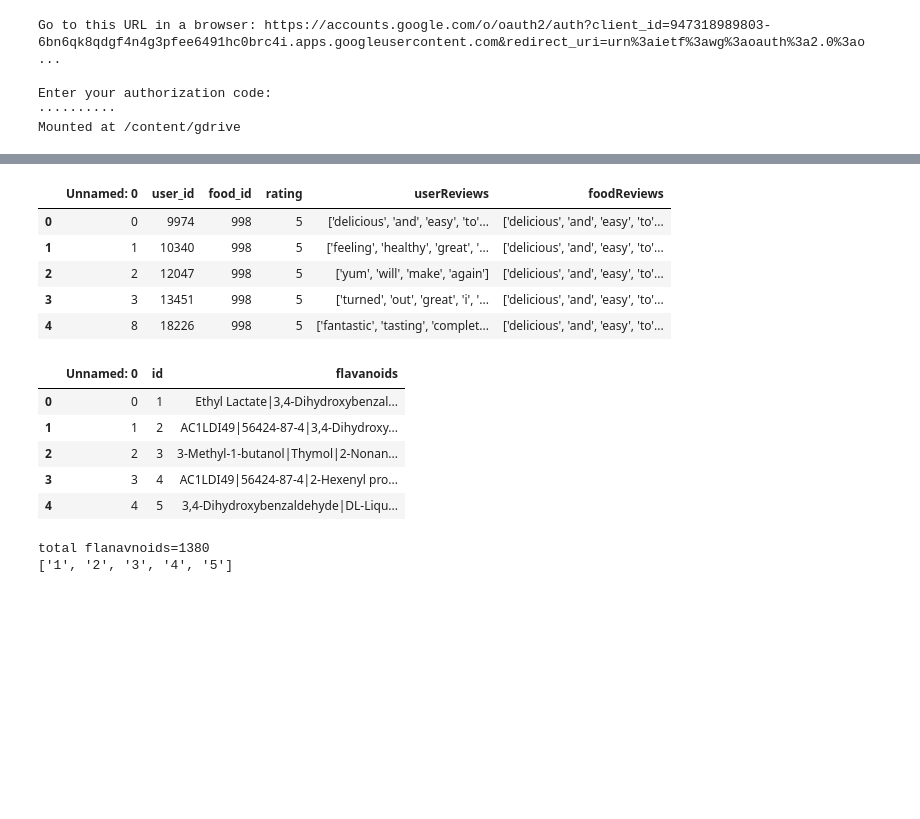
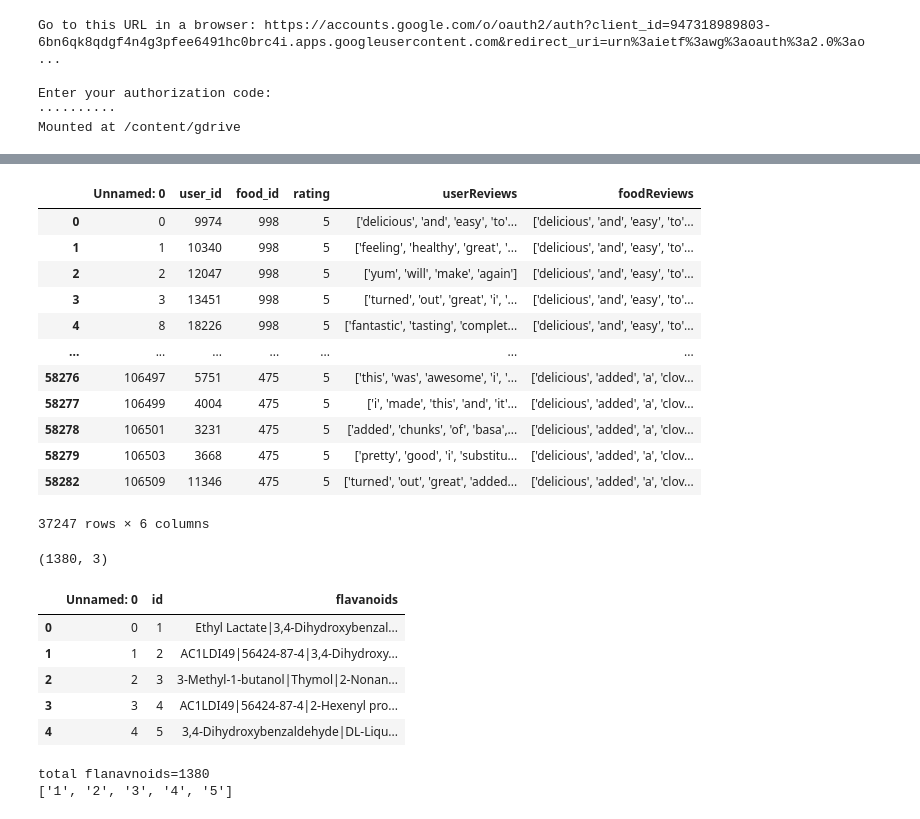
Before and after one commit to SKsaqlain/Flavour-Enhanced-Food-Recommendation, a Jupyter notebook: code/Deep_Learning_Recommender_System/RecommendationSystem.ipynb, the cells around one changed output, grey strips where cells are left out. Cells and saved outputs as stored; diff of their text form; code cells hidden in the pictures; blank space fills up the shorter version.

```diff
--- a/code/Deep_Learning_Recommender_System/RecommendationSystem.ipynb
+++ b/code/Deep_Learning_Recommender_System/RecommendationSystem.ipynb
@@ -69,23 +98,31 @@ Mounted at /content/gdrive
+# %%
+rawData[rawData["rating"]==5]
+# %% [output]
+|  | Unnamed: 0 | user_id | food_id | rating | userReviews | foodReviews |
+| 0 | 0 | 9974 | 998 | 5 | ['delicious', 'and', 'easy', 'to'... | ['delicious', 'and', 'easy', 'to'... |
+| 1 | 1 | 10340 | 998 | 5 | ['feeling', 'healthy', 'great', '... | ['delicious', 'and', 'easy', 'to'... |
+| 2 | 2 | 12047 | 998 | 5 | ['yum', 'will', 'make', 'again'] | ['delicious', 'and', 'easy', 'to'... |
+| 3 | 3 | 13451 | 998 | 5 | ['turned', 'out', 'great', 'i', '... | ['delicious', 'and', 'easy', 'to'... |
+| 4 | 8 | 18226 | 998 | 5 | ['fantastic', 'tasting', 'complet... | ['delicious', 'and', 'easy', 'to'... |
+| ... | ... | ... | ... | ... | ... | ... |
+| 58276 | 106497 | 5751 | 475 | 5 | ['this', 'was', 'awesome', 'i', '... | ['delicious', 'added', 'a', 'clov... |
+| 58277 | 106499 | 4004 | 475 | 5 | ['i', 'made', 'this', 'and', 'it'... | ['delicious', 'added', 'a', 'clov... |
+| 58278 | 106501 | 3231 | 475 | 5 | ['added', 'chunks', 'of', 'basa',... | ['delicious', 'added', 'a', 'clov... |
+| 58279 | 106503 | 3668 | 475 | 5 | ['pretty', 'good', 'i', 'substitu... | ['delicious', 'added', 'a', 'clov... |
+| 58282 | 106509 | 11346 | 475 | 5 | ['turned', 'out', 'great', 'added... | ['delicious', 'added', 'a', 'clov... |
+37247 rows × 6 columns
 # %%
-rawData=pd.read_csv('/content/gdrive/My Drive/Final Year Project/DeepConn/Deep_Learning_Recommender_System/unembedded_grouped_cleaned_data.csv')
-rawData.head()
+rawFlavanoids=pd.read_csv("/content/gdrive/My Drive/Final Year Project/DeepConn/Deep_Learning_Recommender_System/newDatabase.csv")
+print(rawFlavanoids.shape)
+rawFlavanoids.head()
 # %% [output]
+(1380, 3)
-|  | Unnamed: 0 | user_id | food_id | rating | userReviews | foodReviews |
-| 0 | 0 | 9974 | 998 | 5 | ['delicious', 'and', 'easy', 'to'... | ['delicious', 'and', 'easy', 'to'... |
-| 1 | 1 | 10340 | 998 | 5 | ['feeling', 'healthy', 'great', '... | ['delicious', 'and', 'easy', 'to'... |
-| 2 | 2 | 12047 | 998 | 5 | ['yum', 'will', 'make', 'again'] | ['delicious', 'and', 'easy', 'to'... |
-| 3 | 3 | 13451 | 998 | 5 | ['turned', 'out', 'great', 'i', '... | ['delicious', 'and', 'easy', 'to'... |
-| 4 | 8 | 18226 | 998 | 5 | ['fantastic', 'tasting', 'complet... | ['delicious', 'and', 'easy', 'to'... |
+|  | Unnamed: 0 | id | flavanoids |
+| 0 | 0 | 1 | Ethyl Lactate|3,4-Dihydroxybenzal... |
+| 1 | 1 | 2 | AC1LDI49|56424-87-4|3,4-Dihydroxy... |
+| 2 | 2 | 3 | 3-Methyl-1-butanol|Thymol|2-Nonan... |
+| 3 | 3 | 4 | AC1LDI49|56424-87-4|2-Hexenyl pro... |
+| 4 | 4 | 5 | 3,4-Dihydroxybenzaldehyde|DL-Liqu... |
-# %%
-rawFlavanoids=pd.read_csv("/content/gdrive/My Drive/Final Year Project/DeepConn/Deep_Learning_Recommender_System/newDatabase.csv")
-rawFlavanoids.head()
-# %% [output]
-|  | Unnamed: 0 | id | flavanoids |
-| 0 | 0 | 1 | Ethyl Lactate|3,4-Dihydroxybenzal... |
-| 1 | 1 | 2 | AC1LDI49|56424-87-4|3,4-Dihydroxy... |
-| 2 | 2 | 3 | 3-Methyl-1-butanol|Thymol|2-Nonan... |
-| 3 | 3 | 4 | AC1LDI49|56424-87-4|2-Hexenyl pro... |
-| 4 | 4 | 5 | 3,4-Dihydroxybenzaldehyde|DL-Liqu... |
 # %%
 flavanoidDB={}
 for i in range(rawFlavanoids.shape[0]):
```
Also changed, not shown: parts of 11 cells of this notebook.
